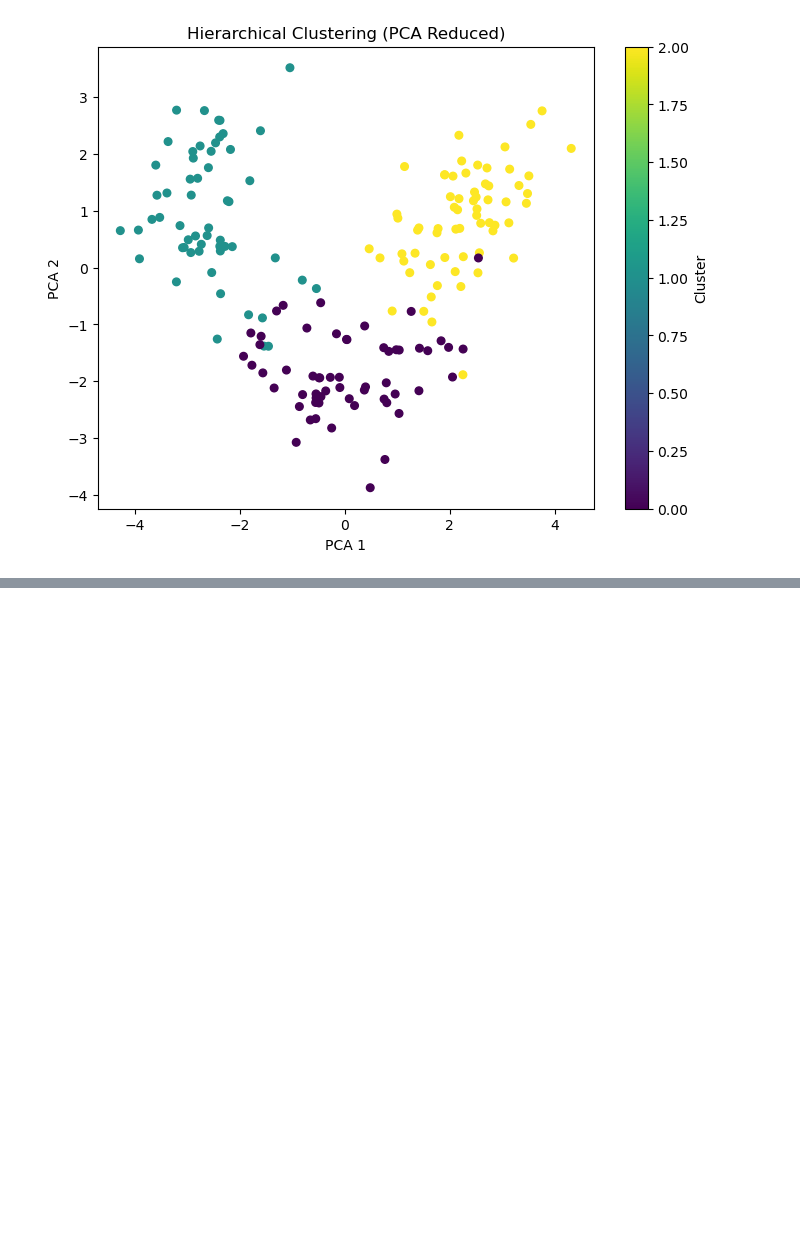
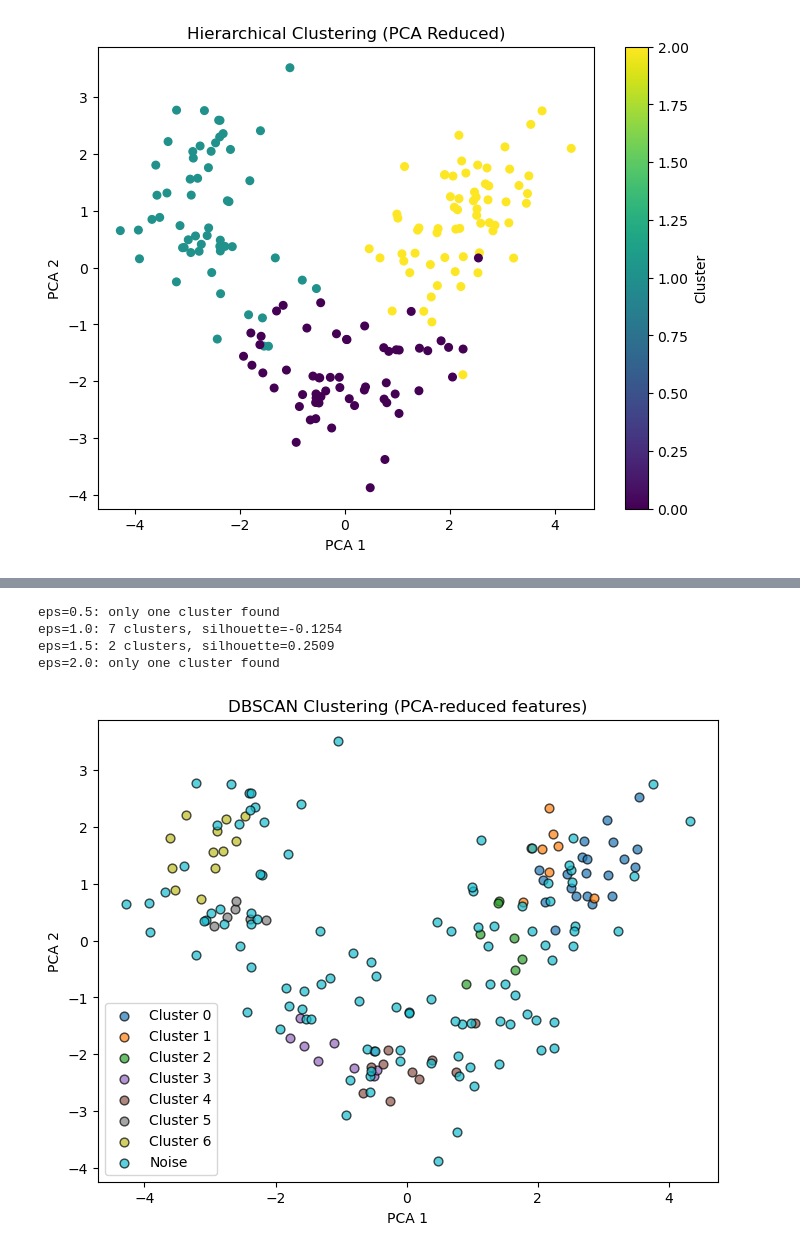
Before and after one commit to Malaravan13/Unsupervised, a Jupyter notebook: code.ipynb, the cells around one changed output, grey strips where cells are left out. Drawn from its saved outputs; the diff is of its cells as text; code cells hidden in the pictures; blank space fills up the shorter version.

```diff
--- a/code.ipynb
+++ b/code.ipynb
@@ -295,0 +298,57 @@ Silhouette Score not defined (only one cluster found).
+# %%
+from sklearn.decomposition import PCA
+from sklearn.cluster import DBSCAN
+from sklearn.metrics import silhouette_score
+import numpy as np
+
+# Reduce dimensions before clustering
+pca = PCA(n_components=5)   # keep ~90% variance
+X_pca = pca.fit_transform(X_scaled)
+
+# Try smaller eps values
+for eps in [0.5, 1.0, 1.5, 2.0]:
+    dbscan = DBSCAN(eps=eps, min_samples=5)
+    labels = dbscan.fit_predict(X_pca)
+    n_clusters = len(set(labels)) - (1 if -1 in labels else 0)
+    if n_clusters > 1:
+        score = silhouette_score(X_pca, labels)
+        print(f"eps={eps}: {n_clusters} clusters, silhouette={score:.4f}")
+    else:
+        print(f"eps={eps}: only one cluster found")
+# %% [output]
+eps=0.5: only one cluster found
+eps=1.0: 7 clusters, silhouette=-0.1254
+eps=1.5: 2 clusters, silhouette=0.2509
+eps=2.0: only one cluster found
+# %%
+import matplotlib.pyplot as plt
+import numpy as np
+from sklearn.decomposition import PCA
+
+# Reduce dimensionality first
+pca = PCA(n_components=5)   # keep ~90% variance
+X_pca = pca.fit_transform(X_scaled)
+
+# Run DBSCAN on PCA-reduced features
+dbscan = DBSCAN(eps=1.0, min_samples=5)   # try smaller eps
+labels = dbscan.fit_predict(X_pca)
+
+X_plot = PCA(n_components=2).fit_transform(X_pca)
+
+plt.figure(figsize=(8,6))
+unique_labels = set(labels)
+colors = plt.cm.tab10(np.linspace(0, 1, len(unique_labels)))
+
+for lab, col in zip(unique_labels, colors):
+    mask = (labels == lab)
+    plt.scatter(X_plot[mask, 0], X_plot[mask, 1],
+                c=[col], label=f"Cluster {lab}" if lab != -1 else "Noise",
+                s=40, alpha=0.7, edgecolors="k")
+
+plt.title("DBSCAN Clustering (PCA-reduced features)")
+plt.xlabel("PCA 1")
+plt.ylabel("PCA 2")
+plt.legend()
+plt.show()
+# %% [output]
+[figure, added]
```
Also changed, not shown: parts of 4 cells of this notebook.
